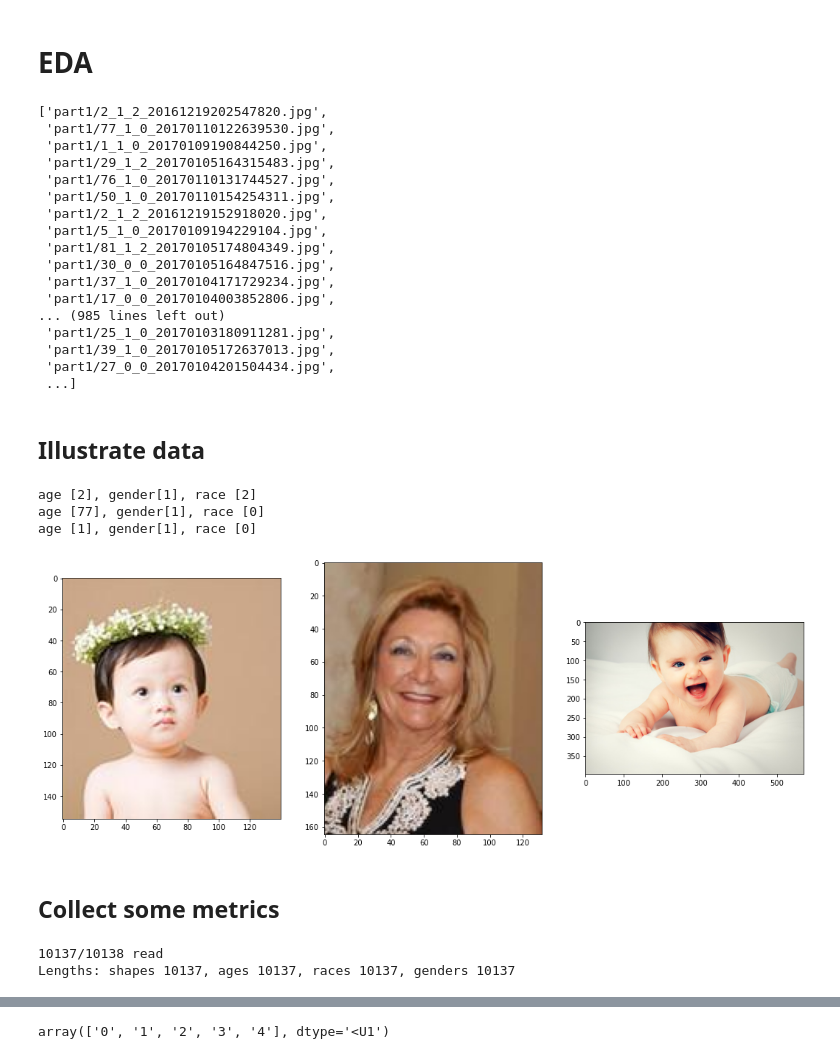
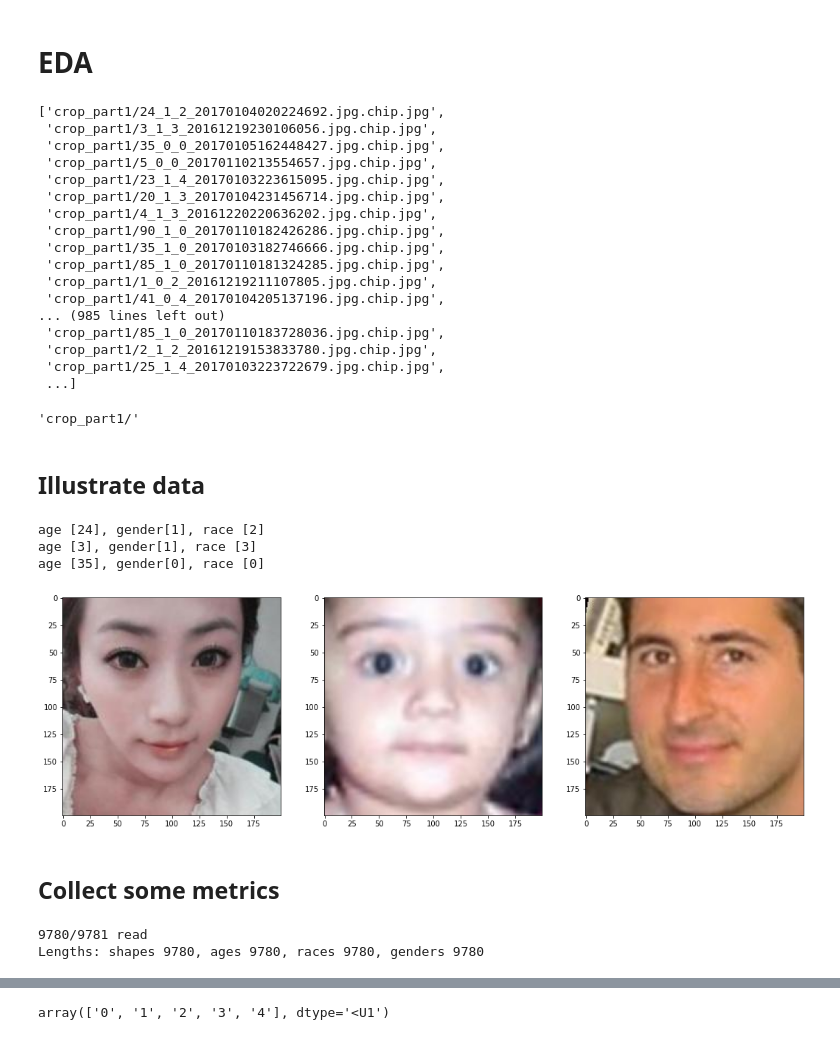
Before and after one commit to ivanshin/Faces_UTK, a Jupyter notebook: research/dataset_exploration.ipynb, the cells around one changed output, grey strips where cells are left out. Saved outputs shown, nothing was run; the diff lists cells and outputs as text; code cells hidden in the pictures.

```diff
--- a/research/dataset_exploration.ipynb
+++ b/research/dataset_exploration.ipynb
@@ -14,55 +15,60 @@ PATH = 'dataset'
 # %% [markdown]
 # EDA
 # %%
-arch = tarfile.open(os.path.join('..', PATH, 'part1.tar.gz'), 'r')
+arch = tarfile.open(os.path.join('..', PATH, 'crop_part1.tar.gz'), 'r')
 arch.getnames()
 # %% [output]
-['part1/2_1_2_20161219202547820.jpg',
- 'part1/77_1_0_20170110122639530.jpg',
- 'part1/1_1_0_20170109190844250.jpg',
- 'part1/29_1_2_20170105164315483.jpg',
- 'part1/76_1_0_20170110131744527.jpg',
- 'part1/50_1_0_20170110154254311.jpg',
- 'part1/2_1_2_20161219152918020.jpg',
- 'part1/5_1_0_20170109194229104.jpg',
- 'part1/81_1_2_20170105174804349.jpg',
- 'part1/30_0_0_20170105164847516.jpg',
- 'part1/37_1_0_20170104171729234.jpg',
- 'part1/17_0_0_20170104003852806.jpg',
+['crop_part1/24_1_2_20170104020224692.jpg.chip.jpg',
+ 'crop_part1/3_1_3_20161219230106056.jpg.chip.jpg',
+ 'crop_part1/35_0_0_20170105162448427.jpg.chip.jpg',
+ 'crop_part1/5_0_0_20170110213554657.jpg.chip.jpg',
+ 'crop_part1/23_1_4_20170103223615095.jpg.chip.jpg',
+ 'crop_part1/20_1_3_20170104231456714.jpg.chip.jpg',
+ 'crop_part1/4_1_3_20161220220636202.jpg.chip.jpg',
+ 'crop_part1/90_1_0_20170110182426286.jpg.chip.jpg',
+ 'crop_part1/35_1_0_20170103182746666.jpg.chip.jpg',
+ 'crop_part1/85_1_0_20170110181324285.jpg.chip.jpg',
+ 'crop_part1/1_0_2_20161219211107805.jpg.chip.jpg',
+ 'crop_part1/41_0_4_20170104205137196.jpg.chip.jpg',
 ... (985 lines left out)
- 'part1/25_1_0_20170103180911281.jpg',
- 'part1/39_1_0_20170105172637013.jpg',
- 'part1/27_0_0_20170104201504434.jpg',
+ 'crop_part1/85_1_0_20170110183728036.jpg.chip.jpg',
+ 'crop_part1/2_1_2_20161219153833780.jpg.chip.jpg',
+ 'crop_part1/25_1_4_20170103223722679.jpg.chip.jpg',
  ...]
 # %%
 p1_path = arch.getnames()[0].split('/')[0]
 p1_path += '/'
+p1_path
+# %% [output]
+'crop_part1/'
 # %% [markdown]
 ## Illustrate data
 # %%
 fig, axs = plt.subplots(1,3, figsize= (18,7))
 
 cnt = 0
 for name in arch.getnames():
     extrd_file = arch.extractfile(name)
     img = Image.open(extrd_file)
 
-    age = name.split('_')[0].replace(p1_path, '')
+    name = name.replace(p1_path, '')
+
+    age = name.split('_')[0]
     gender = name.split('_')[1]
     race = name.split('_')[2]
 
     print(f'age [{age}], gender[{gender}], race [{race}]')
     axs[cnt].imshow(img)
 
     if cnt == 2:
         break
 
     cnt += 1
 # %% [output]
-age [2], gender[1], race [2]
-age [77], gender[1], race [0]
-age [1], gender[1], race [0]
+age [24], gender[1], race [2]
+age [3], gender[1], race [3]
+age [35], gender[0], race [0]
-[figure, old version]
+[figure, new version]
 # %% [markdown]
 ## Collect some metrics
 # %%
@@ -78,15 +84,18 @@ for name in arch.getnames():
         img = Image.open(extrd_file)
 
         f_names.append(name)
+
+        name = name.replace(p1_path, '')
+
         shapes_arr.append(img.size)
-        ages_arr.append(name.split('_')[0].replace(p1_path, ''))
+        ages_arr.append(name.split('_')[0])
         genders_arr.append(name.split('_')[1])
         races_arr.append(name.split('_')[2])
 
 print(f'{len(f_names)}/{len(arch.getnames())} read\nLengths: shapes {len(shapes_arr)}, ages {len(ages_arr)}, races {len(races_arr)}, genders {len(genders_arr)}')
 # %% [output]
-10137/10138 read
-Lengths: shapes 10137, ages 10137, races 10137, genders 10137
+9780/9781 read
+Lengths: shapes 9780, ages 9780, races 9780, genders 9780
 # %%
 np.unique(races_arr)
 # %% [output]
```
Also changed, not shown: parts of 14 cells of this notebook.
